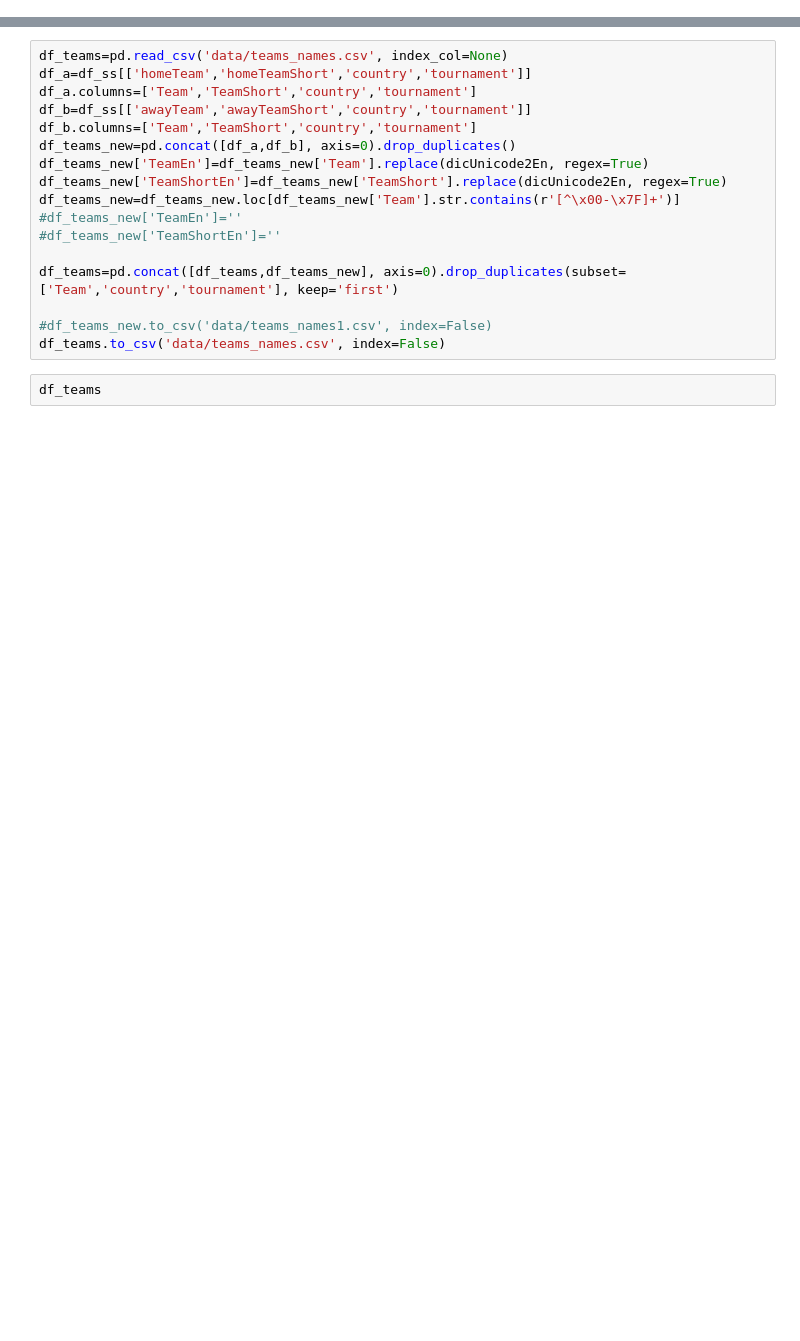
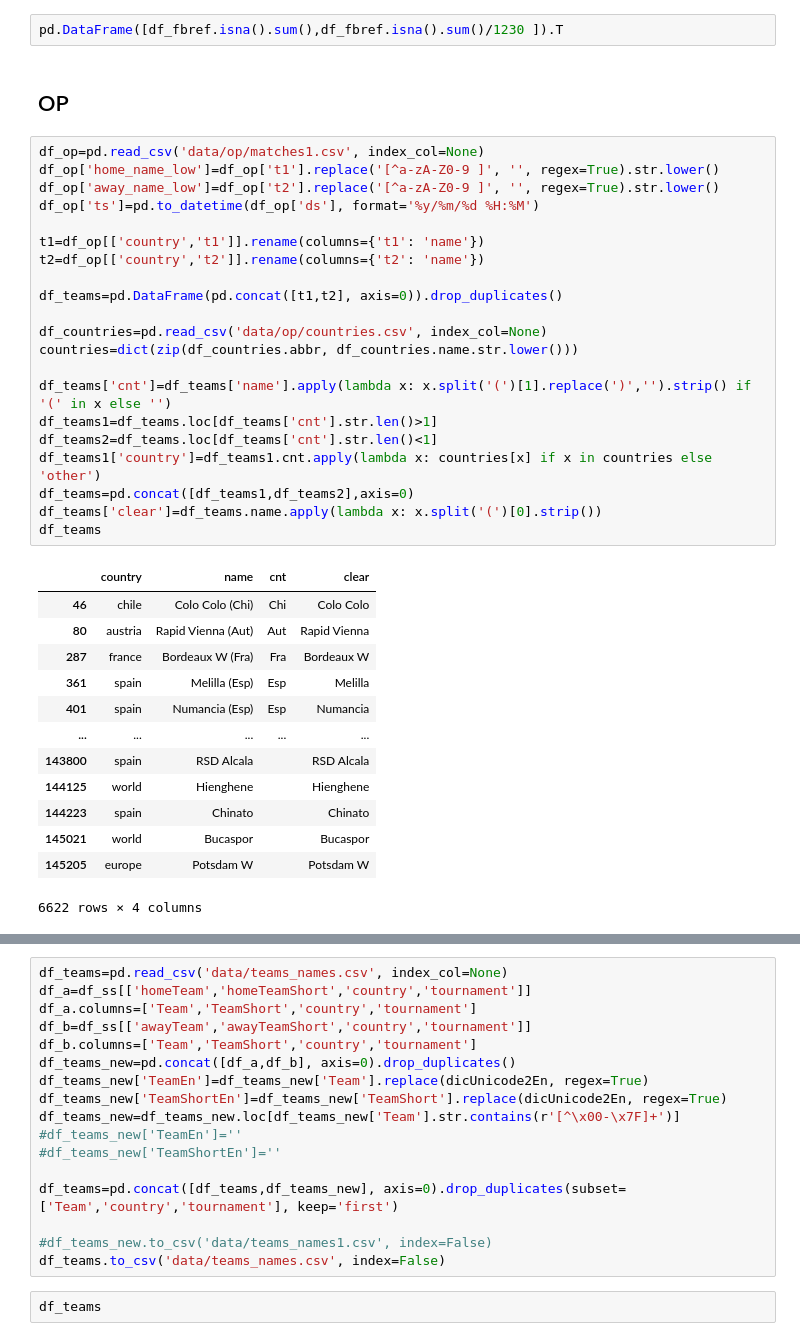
Before and after one commit to hwait/soccer, a Jupyter notebook: bind.ipynb, the cells around one changed output, grey strips where cells are left out. Drawn from its saved outputs; the diff is of its cells as text; blank space fills up the shorter version.

```diff
--- a/bind.ipynb
+++ b/bind.ipynb
@@ -45,0 +122,39 @@ df_ss['awayTeamShortLow']=df_ss['awayTeamShort'].replace(dicUnicode2En, regex=Tr
+# %%
+pd.DataFrame([df_fbref.isna().sum(),df_fbref.isna().sum()/1230 ]).T
+# %% [markdown]
+## OP
+# %%
+df_op=pd.read_csv('data/op/matches1.csv', index_col=None)
+df_op['home_name_low']=df_op['t1'].replace('[^a-zA-Z0-9 ]', '', regex=True).str.lower()
+df_op['away_name_low']=df_op['t2'].replace('[^a-zA-Z0-9 ]', '', regex=True).str.lower()
+df_op['ts']=pd.to_datetime(df_op['ds'], format='%y/%m/%d %H:%M')
+
+t1=df_op[['country','t1']].rename(columns={'t1': 'name'})
+t2=df_op[['country','t2']].rename(columns={'t2': 'name'})
+
+df_teams=pd.DataFrame(pd.concat([t1,t2], axis=0)).drop_duplicates()
+
+df_countries=pd.read_csv('data/op/countries.csv', index_col=None)
+countries=dict(zip(df_countries.abbr, df_countries.name.str.lower()))
+
+df_teams['cnt']=df_teams['name'].apply(lambda x: x.split('(')[1].replace(')','').strip() if '(' in x else '')
+df_teams1=df_teams.loc[df_teams['cnt'].str.len()>1]
+df_teams2=df_teams.loc[df_teams['cnt'].str.len()<1]
+df_teams1['country']=df_teams1.cnt.apply(lambda x: countries[x] if x in countries else 'other')
+df_teams=pd.concat([df_teams1,df_teams2],axis=0)
+df_teams['clear']=df_teams.name.apply(lambda x: x.split('(')[0].strip())
+df_teams
+# %% [output]
+|  | country | name | cnt | clear |
+| 46 | chile | Colo Colo (Chi) | Chi | Colo Colo |
+| 80 | austria | Rapid Vienna (Aut) | Aut | Rapid Vienna |
+| 287 | france | Bordeaux W (Fra) | Fra | Bordeaux W |
+| 361 | spain | Melilla (Esp) | Esp | Melilla |
+| 401 | spain | Numancia (Esp) | Esp | Numancia |
+| ... | ... | ... | ... | ... |
+| 143800 | spain | RSD Alcala |  | RSD Alcala |
+| 144125 | world | Hienghene |  | Hienghene |
+| 144223 | spain | Chinato |  | Chinato |
+| 145021 | world | Bucaspor |  | Bucaspor |
+| 145205 | europe | Potsdam W |  | Potsdam W |
+6622 rows × 4 columns
```
Also changed, not shown: parts of 41 cells of this notebook, 51 other files.
